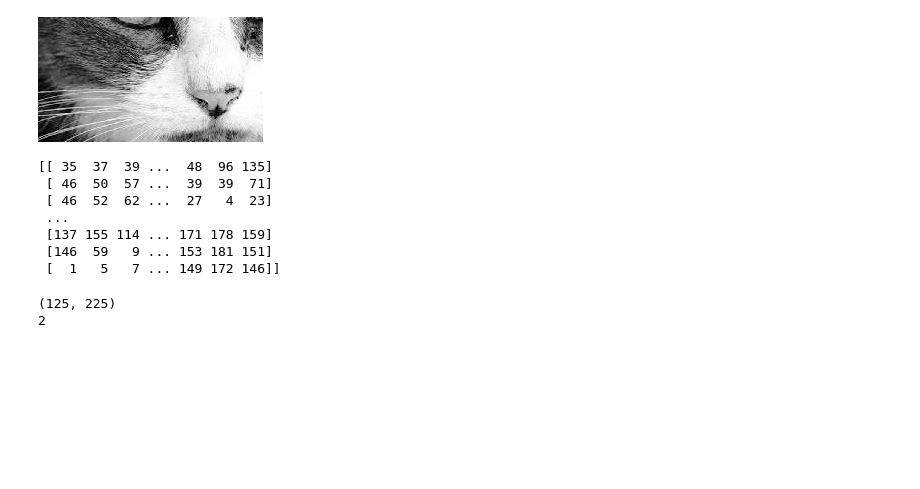
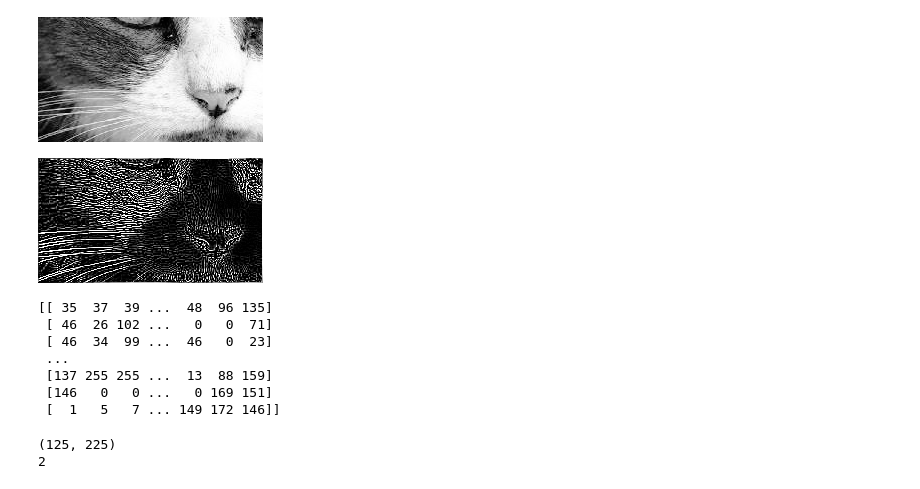
Before and after one commit to herley-shaori/findit2023, a Jupyter notebook: 2. cat_dog_wild_classification.ipynb, the cells around one changed output. Drawn from its saved outputs; the diff is of its cells as text; code cells hidden in the pictures; blank space fills up the shorter version.

```diff
--- a/2. cat_dog_wild_classification.ipynb
+++ b/2. cat_dog_wild_classification.ipynb
@@ -67,16 +67,21 @@ croppedImage = cropImage(im,125)
 display(croppedImage)
 # %% [output]
 [figure]
+# %%
+croppedImage = croppedImage.filter(ImageFilter.FIND_EDGES)
+display(croppedImage)
+# %% [output]
+[figure, added]
 # %%
 imageArray = np.array(croppedImage)
 print(imageArray)
 # %% [output]
 [[ 35  37  39 ...  48  96 135]
- [ 46  50  57 ...  39  39  71]
- [ 46  52  62 ...  27   4  23]
+ [ 46  26 102 ...   0   0  71]
+ [ 46  34  99 ...  46   0  23]
  ...
- [137 155 114 ... 171 178 159]
- [146  59   9 ... 153 181 151]
+ [137 255 255 ...  13  88 159]
+ [146   0   0 ...   0 169 151]
  [  1   5   7 ... 149 172 146]]
 # %%
 print(imageArray.shape)
```
Also changed, not shown: parts of 5 cells of this notebook.
